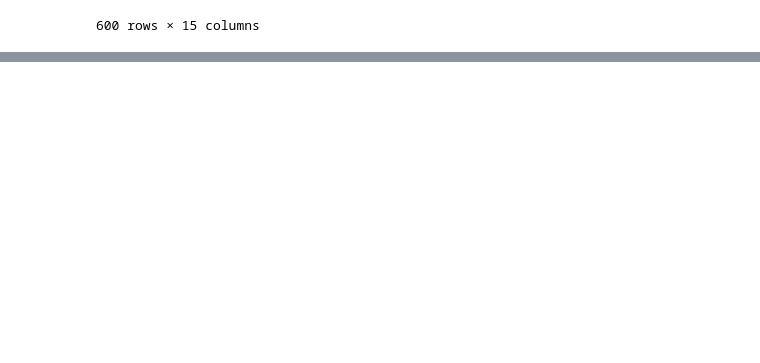
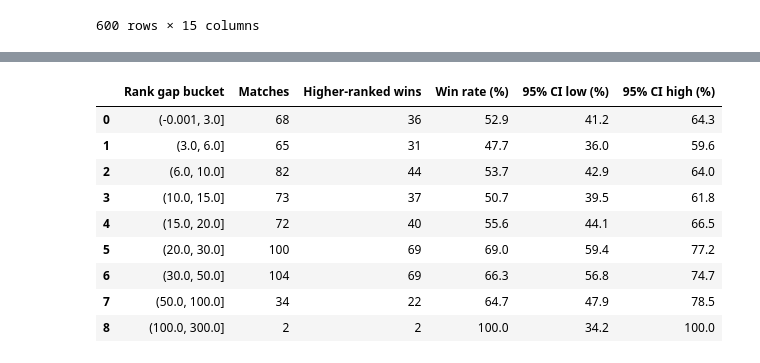
Before and after one commit to bniroula/fifa-analysis, a Jupyter notebook: notebooks/cleanup.ipynb, the cells around one changed output, grey strips where cells are left out. Drawn from its saved outputs; the diff is of its cells as text; code cells hidden in the pictures; blank space fills up the shorter version.

```diff
--- a/notebooks/cleanup.ipynb
+++ b/notebooks/cleanup.ipynb
@@ -145,0 +252,34 @@ matches[matches['outcome'] == 'draw']
+# %%
+# 4) By ranking gap: win rate per gap bucket with 95% Wilson CIs.
+gap_bins = [0, 3, 6, 10, 15, 20, 30, 50, 100, 300]
+matches["rank_gap_bucket"] = pd.cut(matches["rank_gap"], bins=gap_bins, include_lowest=True)
+by_gap = (
+    matches.groupby("rank_gap_bucket", observed=True)
+    .agg(matches=("high_ranked_won", "size"), higher_ranked_wins=("high_ranked_won", "sum"))
+    .reset_index()
+)
+_ci = by_gap.apply(lambda r: wilson_ci(float(r["higher_ranked_wins"]), float(r["matches"])), axis=1)
+by_gap["win_rate_pct"] = (by_gap["higher_ranked_wins"] / by_gap["matches"] * 100).round(1)
+by_gap["ci_low_pct"] = (_ci.str[0] * 100).round(1)
+by_gap["ci_high_pct"] = (_ci.str[1] * 100).round(1)
+by_gap["rank_gap_bucket"] = by_gap["rank_gap_bucket"].astype(str)
+by_gap = by_gap.rename(columns={
+    "rank_gap_bucket": "Rank gap bucket",
+    "matches": "Matches",
+    "higher_ranked_wins": "Higher-ranked wins",
+    "win_rate_pct": "Win rate (%)",
+    "ci_low_pct": "95% CI low (%)",
+    "ci_high_pct": "95% CI high (%)",
+})
+by_gap
+# %% [output]
+|  | Rank gap bucket | Matches | Higher-ranked wins | Win rate (%) | 95% CI low (%) | 95% CI high (%) |
+| 0 | (-0.001, 3.0] | 68 | 36 | 52.9 | 41.2 | 64.3 |
+| 1 | (3.0, 6.0] | 65 | 31 | 47.7 | 36.0 | 59.6 |
+| 2 | (6.0, 10.0] | 82 | 44 | 53.7 | 42.9 | 64.0 |
+| 3 | (10.0, 15.0] | 73 | 37 | 50.7 | 39.5 | 61.8 |
+| 4 | (15.0, 20.0] | 72 | 40 | 55.6 | 44.1 | 66.5 |
+| 5 | (20.0, 30.0] | 100 | 69 | 69.0 | 59.4 | 77.2 |
+| 6 | (30.0, 50.0] | 104 | 69 | 66.3 | 56.8 | 74.7 |
+| 7 | (50.0, 100.0] | 34 | 22 | 64.7 | 47.9 | 78.5 |
+| 8 | (100.0, 300.0] | 2 | 2 | 100.0 | 34.2 | 100.0 |
```
Also changed, not shown: parts of 14 cells of this notebook, 3 other files.
